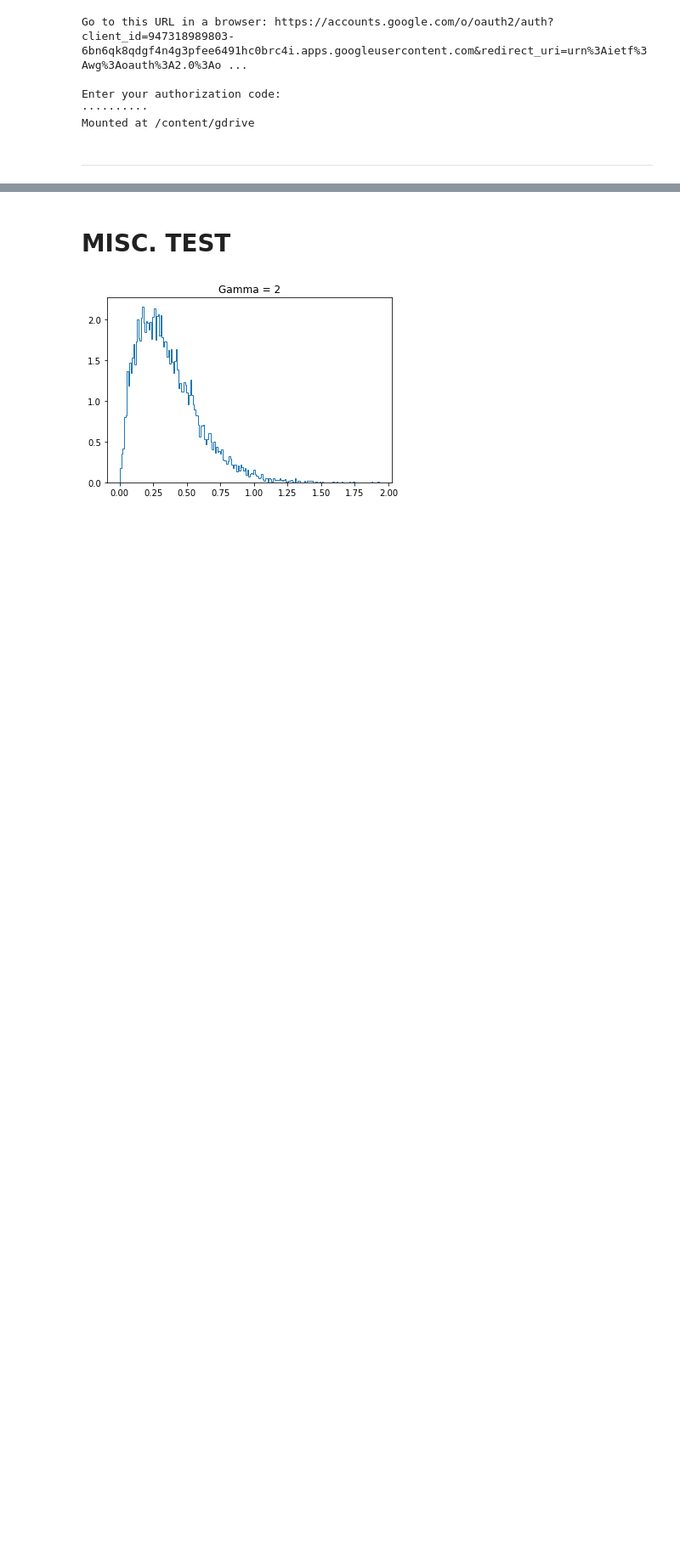
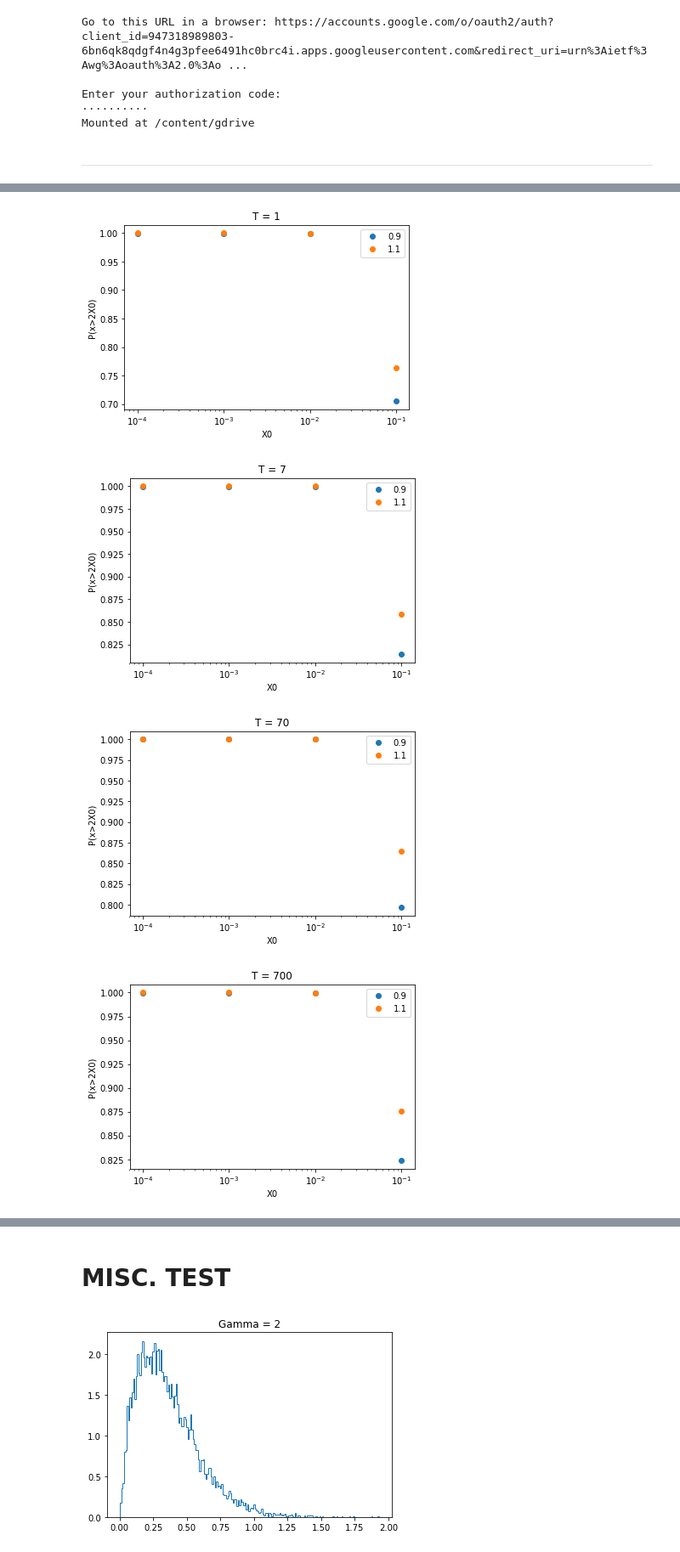
Before and after one commit to baskayj/Boundary-behavior-in-stochastic-differential-equations-used-in-Finance, a Jupyter notebook: Analyser.ipynb, the cells around one changed output, grey strips where cells are left out. Shown: that part at 85% size. Saved outputs shown, nothing was run; the diff lists cells and outputs as text; code cells hidden in the pictures; blank space fills up the shorter version.

```diff
--- a/Analyser.ipynb
+++ b/Analyser.ipynb
@@ -428,0 +186,28 @@ for j in range(0,np.shape(X)[0]):
+# %%
+for TT in [1,7,70,700]:
+  plt.figure()
+  dt = 0.1
+
+  for gamma in var1[3]:
+    sigma = np.sqrt((2*P.kappa*P.theta)/gamma)
+    epsilon = []
+    p_epsilon = []
+    for i in range(len(T)):
+      if T[i][1] == dt:
+        if T[i][2] == TT:
+          if T[i][5] == sigma:
+            epsilon.append(T[i][0])
+            p_epsilon.append(T[i][6])
+
+    plt.plot(epsilon,p_epsilon,"o")
+  plt.xscale("log")
+  plt.title(f"T = {TT}")
+  plt.legend((0.9,1.1))
+  plt.xlabel("X0")
+  plt.ylabel("P(x>2X0)")
+  plt.show()
+# %% [output]
+[figure, added]
+[figure, added]
+[figure, added]
+[figure, added]
```
Also changed, not shown: parts of 44 cells of this notebook.
